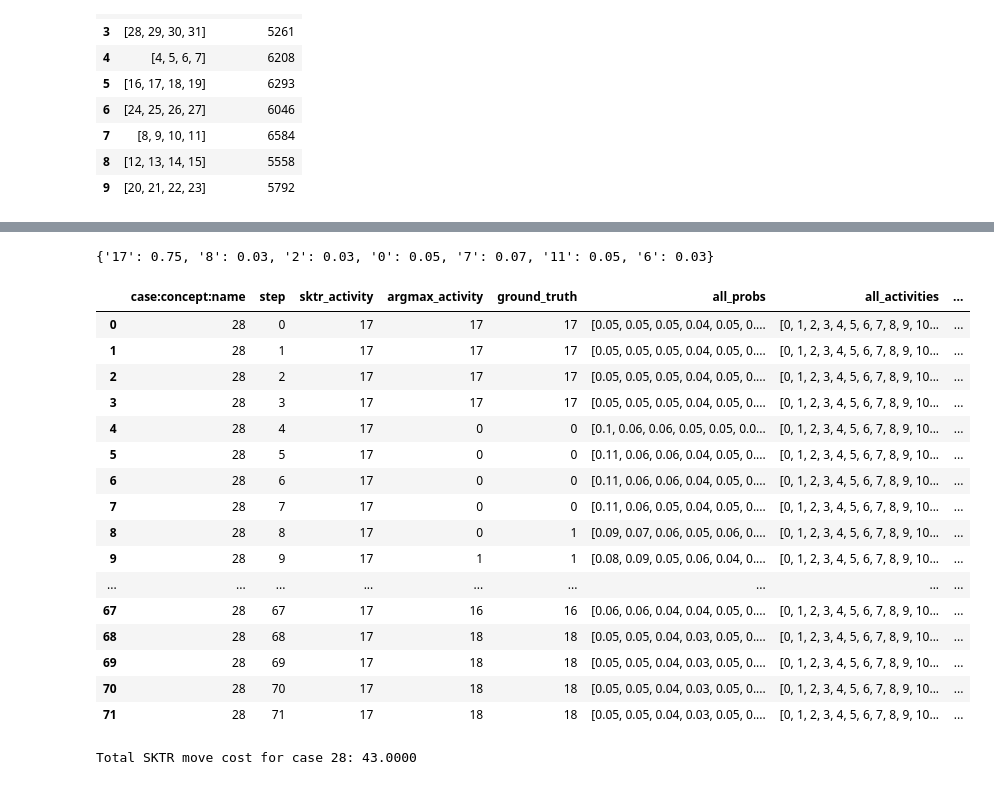
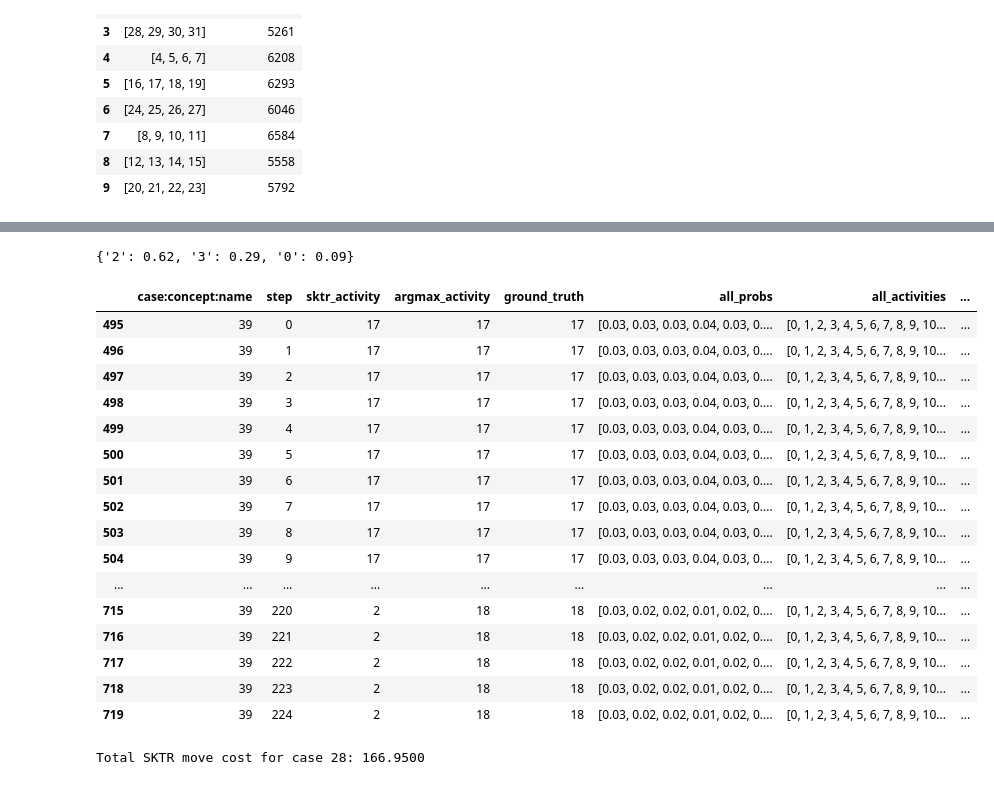
Before and after one commit to elian204/sktr_for_long_traces, a Jupyter notebook: test_incremental_recovery.ipynb, the cells around one changed output, grey strips where cells are left out. Cells and saved outputs as stored; diff of their text form; code cells hidden in the pictures.

```diff
--- a/test_incremental_recovery.ipynb
+++ b/test_incremental_recovery.ipynb
@@ -49,9 +49,10 @@ config = {
     'ensure_test_variant_diversity': False,  # Enforce distinct variants in testing
 
     # === Sampling Configuration ===
+    'use_full_traces': False,                # If True, skip event sampling and use complete traces and softmax matrices.
     'sequential_sampling': True,             # True: sample from activity runs, False: uniform sampling
     'n_indices': None,                       # Events to sample per trace (when sequential_sampling=False)
-    'n_per_run': 4,                          # Events per activity run (when sequential_sampling=True)
+    'n_per_run': 15,                          # Events per activity run (when sequential_sampling=True)
     'independent_sampling': True,            # Each trace gets different random seed
 
     # === Beam Search ===
@@ -71,13 +72,17 @@ config = {
     'use_cond_probs': True,                  # Enable conditional probabilities
     'max_hist_len': 3,                       # Maximum history length for conditioning
     'lambdas': [0.1, 0.3, 0.6],              # Blending weights for n-gram smoothing
-    'alpha': 0.5,                            # History vs base probability weight (0=history, 1=base)
+    'alpha': 0.2,                           # History vs base probability weight (0=base only, 1=history only)
     'use_ngram_smoothing': True,             # Apply n-gram smoothing
+
+    # === Future Probability Lookahead ===
+    'lookahead_window': 5,                   # Number of future timestamps to average (0=disabled)
+    'beta': 0.5,                             # Future vs current probability weight (0=current only, 1=future only)
 
     # === Temperature Calibration ===
     'use_calibration': True,                 # Enable temperature scaling
-    'temp_bounds': (1.0, 10.0),              # Temperature optimization bounds
-    'temperature': None,                     # Manual temperature (bypasses optimization)
+    'temp_bounds': (1.0, 3.0),              # Temperature optimization bounds
+    'temperature': 3.0,                     # Manual temperature (bypasses optimization)
 
     # === Logging ===
     'verbose': True,                          # Enable logging output
@@ -175,30 +180,30 @@ Average Argmax Accuracy: 0.8181
 # %%
-prob_dict[('17',)]
+prob_dict[ ('2',)]
 # %% [output]
-{'17': 0.75, '8': 0.03, '2': 0.03, '0': 0.05, '7': 0.07, '11': 0.05, '6': 0.03}
+{'2': 0.62, '3': 0.29, '0': 0.09}
 # %%
 # Show all rows for case '28' without truncation, including full list values
-case_28_df = results_df[results_df['case:concept:name'] == '28']
+case_28_df = results_df[results_df['case:concept:name'] == '39']
 with pd.option_context('display.max_rows', None, 'display.max_colwidth', None, 'display.width', None):
     display(case_28_df)
 total_cost = case_28_df['sktr_move_cost'].sum()
 print(f"Total SKTR move cost for case 28: {total_cost:.4f}")
 # %% [output]
 |  | case:concept:name | step | sktr_activity | argmax_activity | ground_truth | all_probs | all_activities | ... |
-| 0 | 28 | 0 | 17 | 17 | 17 | [0.05, 0.05, 0.05, 0.04, 0.05, 0.... | [0, 1, 2, 3, 4, 5, 6, 7, 8, 9, 10... | ... |
-| 1 | 28 | 1 | 17 | 17 | 17 | [0.05, 0.05, 0.05, 0.04, 0.05, 0.... | [0, 1, 2, 3, 4, 5, 6, 7, 8, 9, 10... | ... |
-| 2 | 28 | 2 | 17 | 17 | 17 | [0.05, 0.05, 0.05, 0.04, 0.05, 0.... | [0, 1, 2, 3, 4, 5, 6, 7, 8, 9, 10... | ... |
-| 3 | 28 | 3 | 17 | 17 | 17 | [0.05, 0.05, 0.05, 0.04, 0.05, 0.... | [0, 1, 2, 3, 4, 5, 6, 7, 8, 9, 10... | ... |
-| 4 | 28 | 4 | 17 | 0 | 0 | [0.1, 0.06, 0.06, 0.05, 0.05, 0.0... | [0, 1, 2, 3, 4, 5, 6, 7, 8, 9, 10... | ... |
-| 5 | 28 | 5 | 17 | 0 | 0 | [0.11, 0.06, 0.06, 0.04, 0.05, 0.... | [0, 1, 2, 3, 4, 5, 6, 7, 8, 9, 10... | ... |
-| 6 | 28 | 6 | 17 | 0 | 0 | [0.11, 0.06, 0.06, 0.04, 0.05, 0.... | [0, 1, 2, 3, 4, 5, 6, 7, 8, 9, 10... | ... |
-| 7 | 28 | 7 | 17 | 0 | 0 | [0.11, 0.06, 0.05, 0.04, 0.05, 0.... | [0, 1, 2, 3, 4, 5, 6, 7, 8, 9, 10... | ... |
-| 8 | 28 | 8 | 17 | 0 | 1 | [0.09, 0.07, 0.06, 0.05, 0.06, 0.... | [0, 1, 2, 3, 4, 5, 6, 7, 8, 9, 10... | ... |
-| 9 | 28 | 9 | 17 | 1 | 1 | [0.08, 0.09, 0.05, 0.06, 0.04, 0.... | [0, 1, 2, 3, 4, 5, 6, 7, 8, 9, 10... | ... |
+| 495 | 39 | 0 | 17 | 17 | 17 | [0.03, 0.03, 0.03, 0.04, 0.03, 0.... | [0, 1, 2, 3, 4, 5, 6, 7, 8, 9, 10... | ... |
+| 496 | 39 | 1 | 17 | 17 | 17 | [0.03, 0.03, 0.03, 0.04, 0.03, 0.... | [0, 1, 2, 3, 4, 5, 6, 7, 8, 9, 10... | ... |
+| 497 | 39 | 2 | 17 | 17 | 17 | [0.03, 0.03, 0.03, 0.04, 0.03, 0.... | [0, 1, 2, 3, 4, 5, 6, 7, 8, 9, 10... | ... |
+| 498 | 39 | 3 | 17 | 17 | 17 | [0.03, 0.03, 0.03, 0.04, 0.03, 0.... | [0, 1, 2, 3, 4, 5, 6, 7, 8, 9, 10... | ... |
+| 499 | 39 | 4 | 17 | 17 | 17 | [0.03, 0.03, 0.03, 0.04, 0.03, 0.... | [0, 1, 2, 3, 4, 5, 6, 7, 8, 9, 10... | ... |
+| 500 | 39 | 5 | 17 | 17 | 17 | [0.03, 0.03, 0.03, 0.04, 0.03, 0.... | [0, 1, 2, 3, 4, 5, 6, 7, 8, 9, 10... | ... |
+| 501 | 39 | 6 | 17 | 17 | 17 | [0.03, 0.03, 0.03, 0.04, 0.03, 0.... | [0, 1, 2, 3, 4, 5, 6, 7, 8, 9, 10... | ... |
+| 502 | 39 | 7 | 17 | 17 | 17 | [0.03, 0.03, 0.03, 0.04, 0.03, 0.... | [0, 1, 2, 3, 4, 5, 6, 7, 8, 9, 10... | ... |
+| 503 | 39 | 8 | 17 | 17 | 17 | [0.03, 0.03, 0.03, 0.04, 0.03, 0.... | [0, 1, 2, 3, 4, 5, 6, 7, 8, 9, 10... | ... |
+| 504 | 39 | 9 | 17 | 17 | 17 | [0.03, 0.03, 0.03, 0.04, 0.03, 0.... | [0, 1, 2, 3, 4, 5, 6, 7, 8, 9, 10... | ... |
 | ... | ... | ... | ... | ... | ... | ... | ... | ... |
-| 67 | 28 | 67 | 17 | 16 | 16 | [0.06, 0.06, 0.04, 0.04, 0.05, 0.... | [0, 1, 2, 3, 4, 5, 6, 7, 8, 9, 10... | ... |
-| 68 | 28 | 68 | 17 | 18 | 18 | [0.05, 0.05, 0.04, 0.03, 0.05, 0.... | [0, 1, 2, 3, 4, 5, 6, 7, 8, 9, 10... | ... |
-| 69 | 28 | 69 | 17 | 18 | 18 | [0.05, 0.05, 0.04, 0.03, 0.05, 0.... | [0, 1, 2, 3, 4, 5, 6, 7, 8, 9, 10... | ... |
-| 70 | 28 | 70 | 17 | 18 | 18 | [0.05, 0.05, 0.04, 0.03, 0.05, 0.... | [0, 1, 2, 3, 4, 5, 6, 7, 8, 9, 10... | ... |
-| 71 | 28 | 71 | 17 | 18 | 18 | [0.05, 0.05, 0.04, 0.03, 0.05, 0.... | [0, 1, 2, 3, 4, 5, 6, 7, 8, 9, 10... | ... |
+| 715 | 39 | 220 | 2 | 18 | 18 | [0.03, 0.02, 0.02, 0.01, 0.02, 0.... | [0, 1, 2, 3, 4, 5, 6, 7, 8, 9, 10... | ... |
+| 716 | 39 | 221 | 2 | 18 | 18 | [0.03, 0.02, 0.02, 0.01, 0.02, 0.... | [0, 1, 2, 3, 4, 5, 6, 7, 8, 9, 10... | ... |
+| 717 | 39 | 222 | 2 | 18 | 18 | [0.03, 0.02, 0.02, 0.01, 0.02, 0.... | [0, 1, 2, 3, 4, 5, 6, 7, 8, 9, 10... | ... |
+| 718 | 39 | 223 | 2 | 18 | 18 | [0.03, 0.02, 0.02, 0.01, 0.02, 0.... | [0, 1, 2, 3, 4, 5, 6, 7, 8, 9, 10... | ... |
+| 719 | 39 | 224 | 2 | 18 | 18 | [0.03, 0.02, 0.02, 0.01, 0.02, 0.... | [0, 1, 2, 3, 4, 5, 6, 7, 8, 9, 10... | ... |
-Total SKTR move cost for case 28: 43.0000
+Total SKTR move cost for case 28: 166.9500
```
Also changed, not shown: parts of 2 cells of this notebook, 5 other files.
